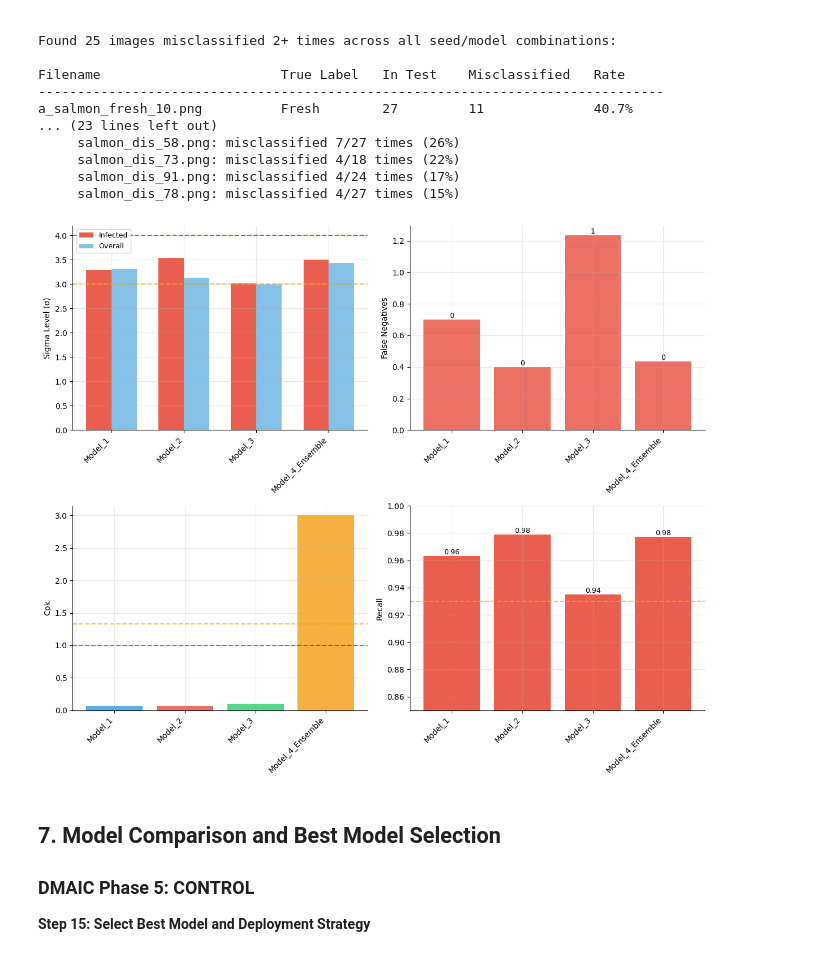
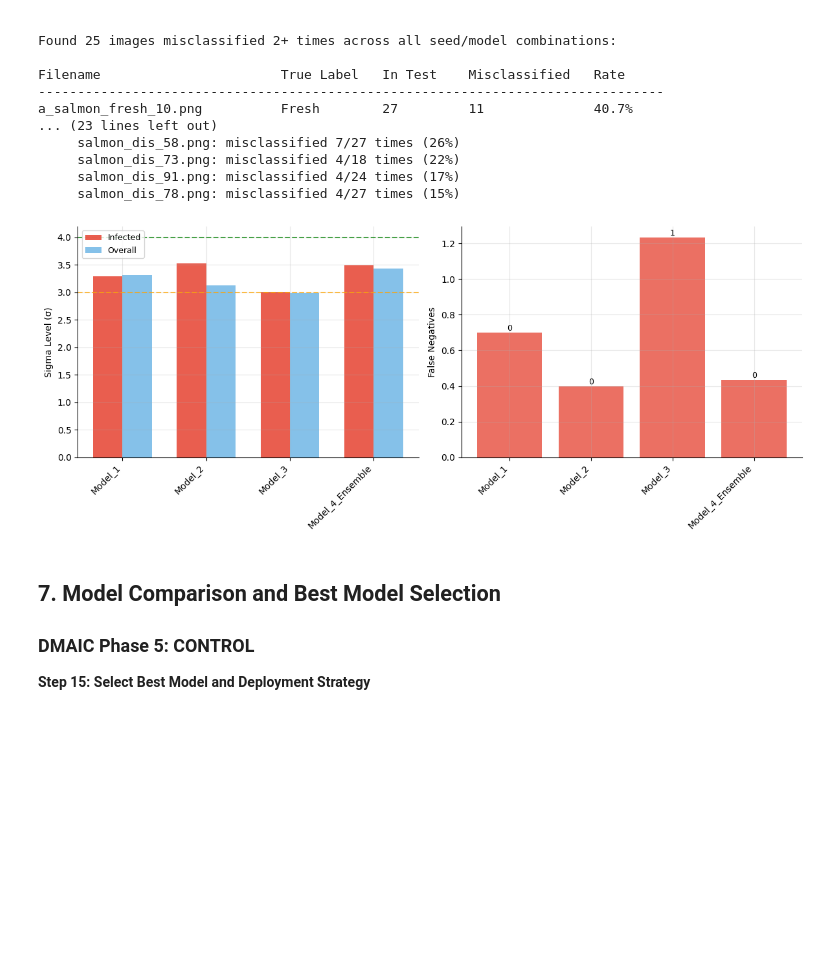
Before and after one commit to fayomitz/Salmon-Disease-Detection, a Jupyter notebook: salmon-disease-detection.ipynb, the cells around one changed output. Cells and saved outputs as stored; diff of their text form; code cells hidden in the pictures; blank space fills up the shorter version.

```diff
--- a/salmon-disease-detection.ipynb
+++ b/salmon-disease-detection.ipynb
@@ -2005,60 +1964,39 @@ a_salmon_fresh_10.png          Fresh        27         11              40.7%
      salmon_dis_78.png: misclassified 4/27 times (15%)
 # %%
 # Visualize Six Sigma metrics - simplified 2x2 grid
-fig, axes = plt.subplots(2, 2, figsize=(12, 10))
+fig, axes = plt.subplots(1, 2, figsize=(12, 5))
 
 colors = ['#3498db', '#e74c3c', '#2ecc71', '#f39c12', '#9b59b6']
 
 # Plot 1: Sigma Level comparison
-ax = axes[0, 0]
+ax = axes[0]
 x = np.arange(len(six_sigma_df))
 width = 0.35
 ax.bar(x - width/2, six_sigma_df['Infected Sigma'], width, label='Infected', color='#e74c3c', alpha=0.9)
 ax.bar(x + width/2, six_sigma_df['Overall Sigma'], width, label='Overall', color='#3498db', alpha=0.6)
 ax.set_ylabel('Sigma Level (σ)')
 ax.set_xticks(x)
 ax.set_xticklabels(six_sigma_df['Model'], rotation=45, ha='right')
 ax.axhline(y=3, color='orange', linestyle='--', linewidth=1.5, alpha=0.7)
 ax.axhline(y=4, color='green', linestyle='--', linewidth=1.5, alpha=0.7)
 ax.legend(loc='upper left', fontsize=9)
 ax.grid(axis='y', alpha=0.3)
 
 # Plot 2: False Negatives
-ax = axes[0, 1]
+ax = axes[1]
 bars = ax.bar(six_sigma_df['Model'], six_sigma_df['False Negatives'], color='#e74c3c', alpha=0.8)
 ax.set_ylabel('False Negatives')
 ax.set_xticklabels(six_sigma_df['Model'], rotation=45, ha='right')
 ax.grid(axis='y', alpha=0.3)
 for bar in bars:
     height = bar.get_height()
     ax.text(bar.get_x() + bar.get_width()/2., height, f'{int(height)}', ha='center', va='bottom', fontsize=9)
 
-# Plot 3: Process Capability (Cpk)
-ax = axes[1, 0]
-bars = ax.bar(six_sigma_df['Model'], six_sigma_df['Cpk'], color=colors, alpha=0.8)
-ax.set_ylabel('Cpk')
-ax.set_xticklabels(six_sigma_df['Model'], rotation=45, ha='right')
-ax.axhline(y=1.0, color='red', linestyle='--', linewidth=1.5, alpha=0.7)
-ax.axhline(y=1.33, color='orange', linestyle='--', linewidth=1.5, alpha=0.7)
-ax.grid(axis='y', alpha=0.3)
-
-# Plot 4: Recall
-ax = axes[1, 1]
-bars = ax.bar(six_sigma_df['Model'], six_sigma_df['Recall (Infected)'], color='#e74c3c', alpha=0.9)
-ax.set_ylabel('Recall')
-ax.set_xticklabels(six_sigma_df['Model'], rotation=45, ha='right')
-ax.axhline(y=0.93, color='orange', linestyle='--', linewidth=1.5, alpha=0.7)
-ax.set_ylim([0.85, 1.0])
-ax.grid(axis='y', alpha=0.3)
-for bar in bars:
-    height = bar.get_height()
-    ax.text(bar.get_x() + bar.get_width()/2., height, f'{height:.2f}', ha='center', va='bottom', fontsize=9)
-
 plt.tight_layout()
 plt.savefig('report/figures/six_sigma_analysis.png', dpi=300, bbox_inches='tight', facecolor='white')
 plt.show()
 # %% [output]
-[figure, old version]
+[figure, new version]
 # %% [markdown]
  ## 7. Model Comparison and Best Model Selection
 
```
Also changed, not shown: parts of 3 cells of this notebook, 4 other files.
